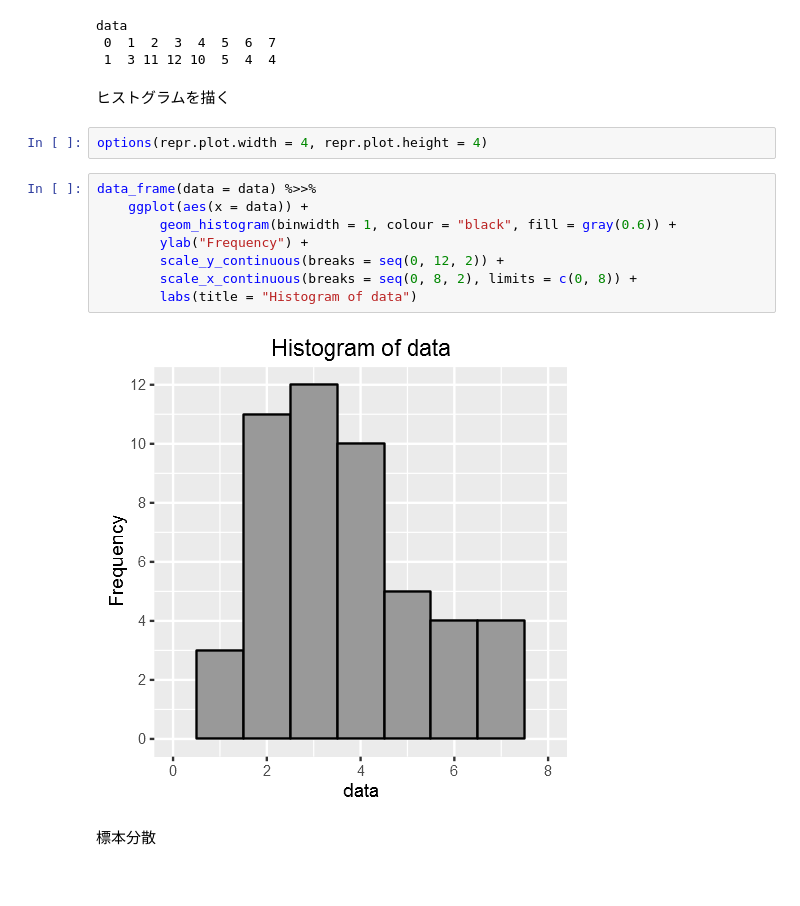
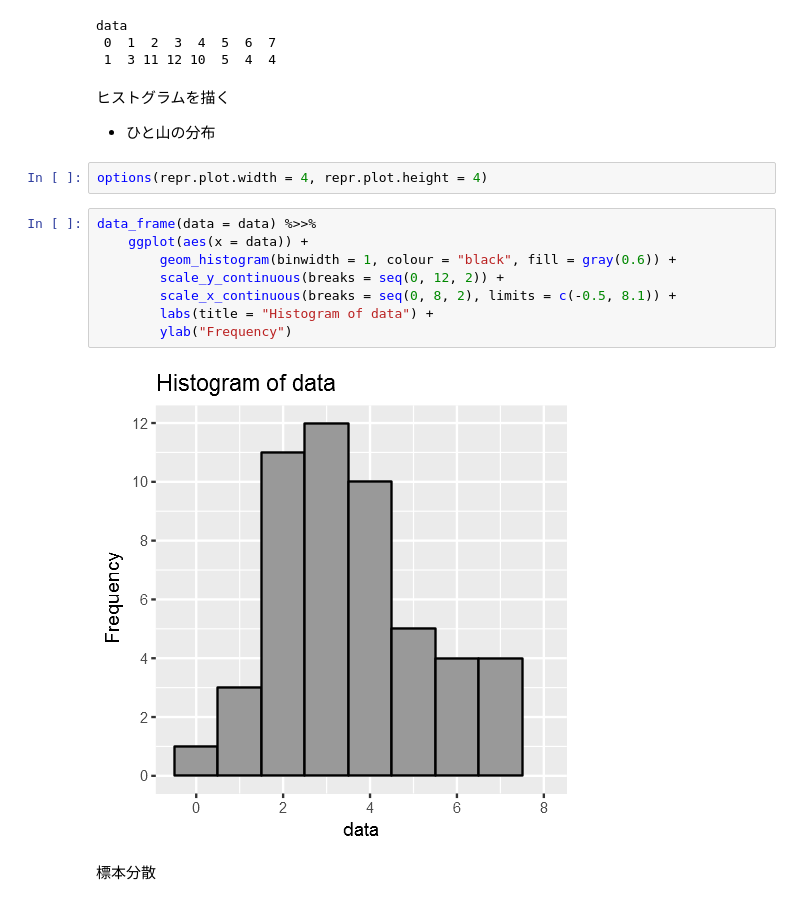
Before and after one commit to whatalnk/stat-model-intro, a Jupyter notebook: Chap02.ipynb, the cells around one changed output. Saved outputs shown, nothing was run; the diff lists cells and outputs as text.

```diff
--- a/Chap02.ipynb
+++ b/Chap02.ipynb
@@ -62,18 +97,20 @@ data
  1  3 11 12 10  5  4  4
 # %% [markdown]
 ヒストグラムを描く
+
+* ひと山の分布
 # %%
 options(repr.plot.width = 4, repr.plot.height = 4)
 # %%
 data_frame(data = data) %>>%
     ggplot(aes(x = data)) +
         geom_histogram(binwidth = 1, colour = "black", fill = gray(0.6)) +
-        ylab("Frequency") +
         scale_y_continuous(breaks = seq(0, 12, 2)) +
-        scale_x_continuous(breaks = seq(0, 8, 2), limits = c(0, 8)) +
-        labs(title = "Histogram of data")
+        scale_x_continuous(breaks = seq(0, 8, 2), limits = c(-0.5, 8.1)) +
+        labs(title = "Histogram of data") +
+        ylab("Frequency")
 # %% [output]
-[figure, old version]
+[figure, new version]
 # %% [markdown]
 標本分散
 # %%
```
Also changed, not shown: parts of 32 cells of this notebook, 2 other files.
